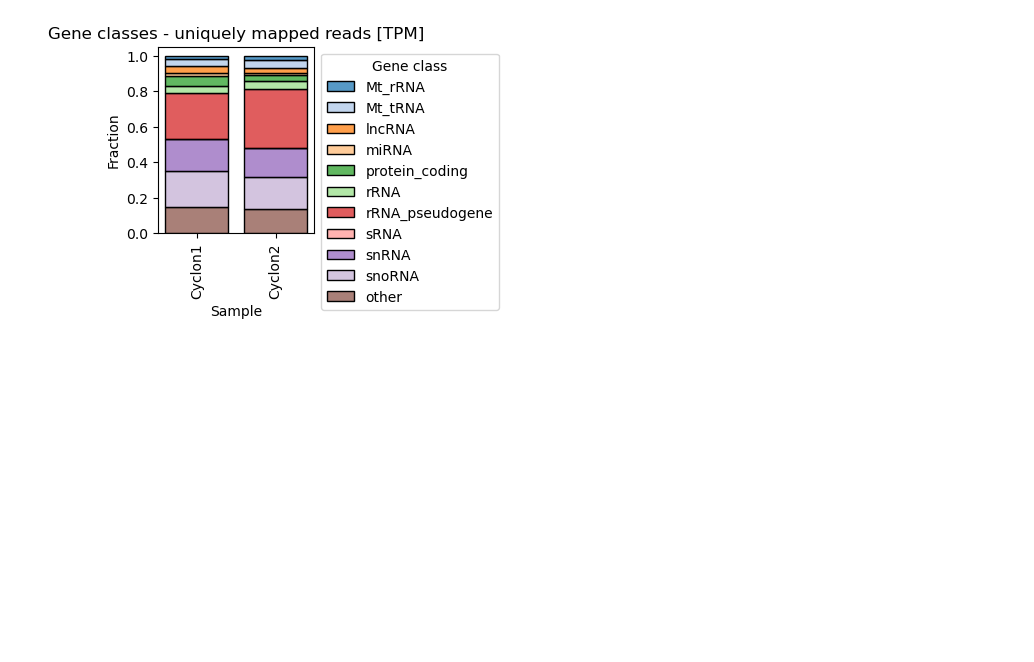
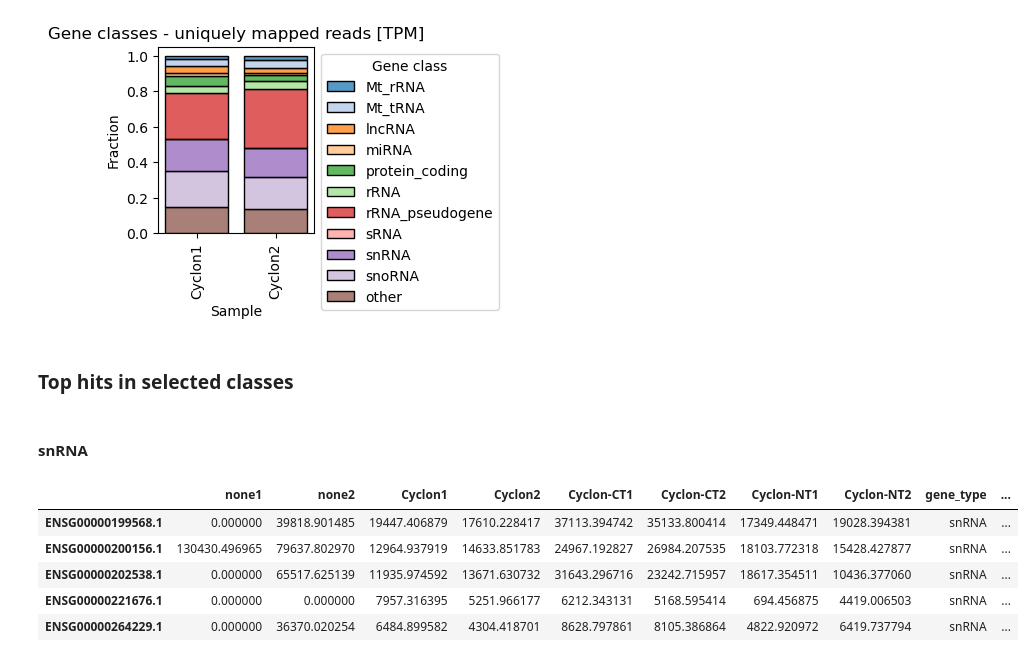
Before and after one commit to TurowskiLab/example-trxtools-Cyclon, a Jupyter notebook: analysis/00_read_classes.ipynb, the cells around one changed output. Drawn from its saved outputs; the diff is of its cells as text; code cells hidden in the pictures; blank space fills up the shorter version.

```diff
--- a/analysis/00_read_classes.ipynb
+++ b/analysis/00_read_classes.ipynb
@@ -231,3 +219,20 @@ plt.title("Gene classes - uniquely mapped reads [TPM]")
 plt.savefig('00_read_classes_unique_TPMonly_simple.png', dpi=300, bbox_inches='tight')
 # %% [output]
 [figure]
+# %% [markdown]
+### Top hits in selected classes
+# %% [markdown]
+#### snRNA
+# %%
+df_top_snrna = df00_uniq_tpm[df00_uniq_tpm['gene_type'] == 'snRNA'].copy()
+df_top_snrna['Cyclon_mean'] = df_top_snrna[['Cyclon1', 'Cyclon2']].mean(axis=1)
+df_top_snrna = df_top_snrna.sort_values('Cyclon_mean', ascending=False)
+# df_top_snrna.columns = df_top_snrna.columns[-1:].tolist() + df_top_snrna.columns[:-1].tolist()
+df_top_snrna.head(5)
+# %% [output]
+|  | none1 | none2 | Cyclon1 | Cyclon2 | Cyclon-CT1 | Cyclon-CT2 | Cyclon-NT1 | Cyclon-NT2 | gene_type | ... |
+| ENSG00000199568.1 | 0.000000 | 39818.901485 | 19447.406879 | 17610.228417 | 37113.394742 | 35133.800414 | 17349.448471 | 19028.394381 | snRNA | ... |
+| ENSG00000200156.1 | 130430.496965 | 79637.802970 | 12964.937919 | 14633.851783 | 24967.192827 | 26984.207535 | 18103.772318 | 15428.427877 | snRNA | ... |
+| ENSG00000202538.1 | 0.000000 | 65517.625139 | 11935.974592 | 13671.630732 | 31643.296716 | 23242.715957 | 18617.354511 | 10436.377060 | snRNA | ... |
+| ENSG00000221676.1 | 0.000000 | 0.000000 | 7957.316395 | 5251.966177 | 6212.343131 | 5168.595414 | 694.456875 | 4419.006503 | snRNA | ... |
+| ENSG00000264229.1 | 0.000000 | 36370.020254 | 6484.899582 | 4304.418701 | 8628.797861 | 8105.386864 | 4822.920972 | 6419.737794 | snRNA | ... |
```
Also changed, not shown: parts of 7 cells of this notebook, 4 other files.
